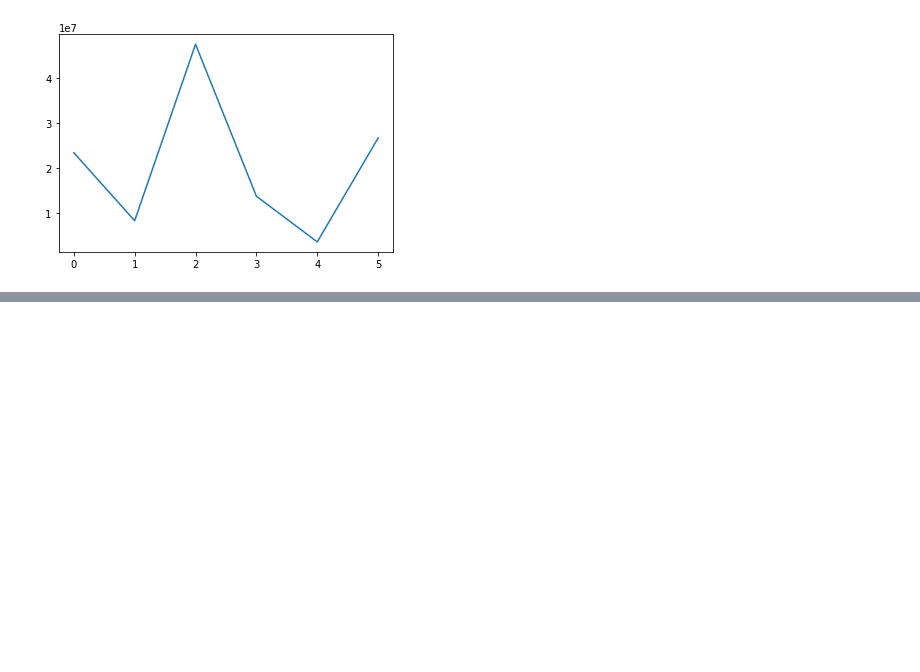
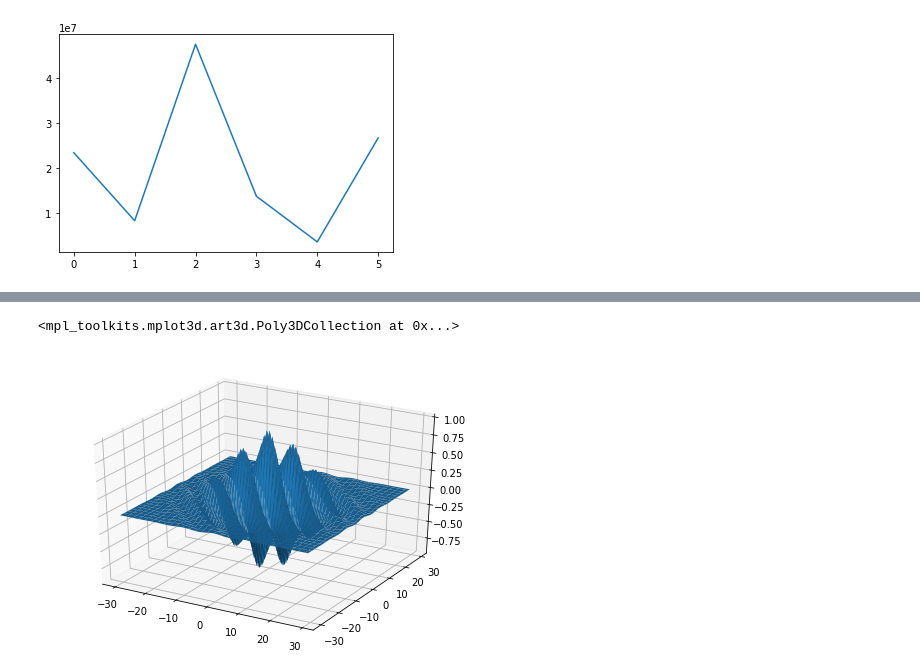
Before and after one commit to Misa-XU/jupyter, a Jupyter notebook: CV/Descriptors.ipynb, the cells around one changed output, grey strips where cells are left out. Drawn from its saved outputs; the diff is of its cells as text; code cells hidden in the pictures; blank space fills up the shorter version.

```diff
--- a/CV/Descriptors.ipynb
+++ b/CV/Descriptors.ipynb
@@ -115,0 +133,4 @@ Multi-Scale Oriented Patches
+# %%
+y, x =  np.ogrid[-30:30, -30:30]
+# %%
+gabor2d = lambda sigma, kx, ky, x, y: np.exp(- (x ** 2 + y ** 2) / 2 / sigma ** 2) * np.cos(2 * np.pi * (kx * x + ky * y))
@@ -115,0 +139,8 @@ Multi-Scale Oriented Patches
+# %%
+z = gabor2d(10, 0.9, 0.9, x, y)
+fig = plt.figure()
+ax = Axes3D(fig)
+ax.plot_surface(x, y, z)
+# %% [output]
+<mpl_toolkits.mplot3d.art3d.Poly3DCollection at 0x...>
+[figure, added]
```
Also changed, not shown: parts of 11 cells of this notebook, 17 other files.
